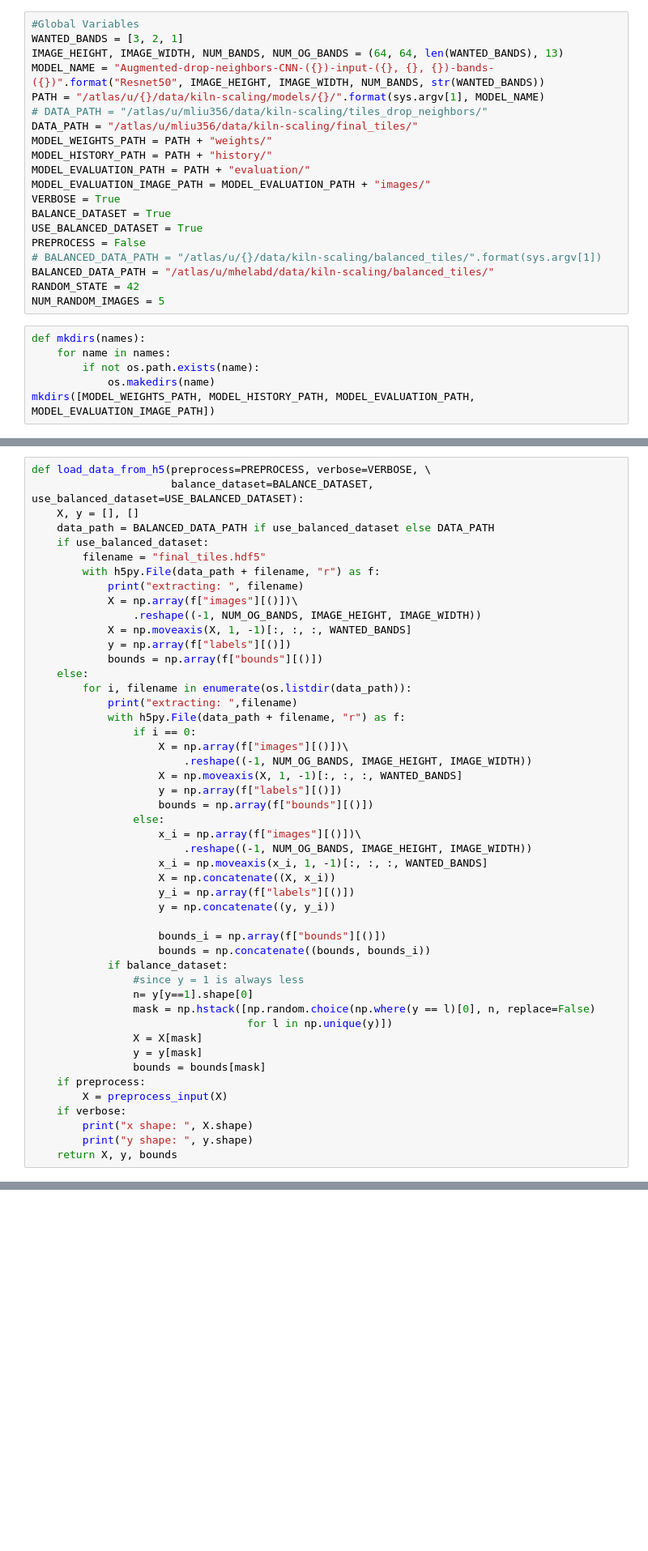
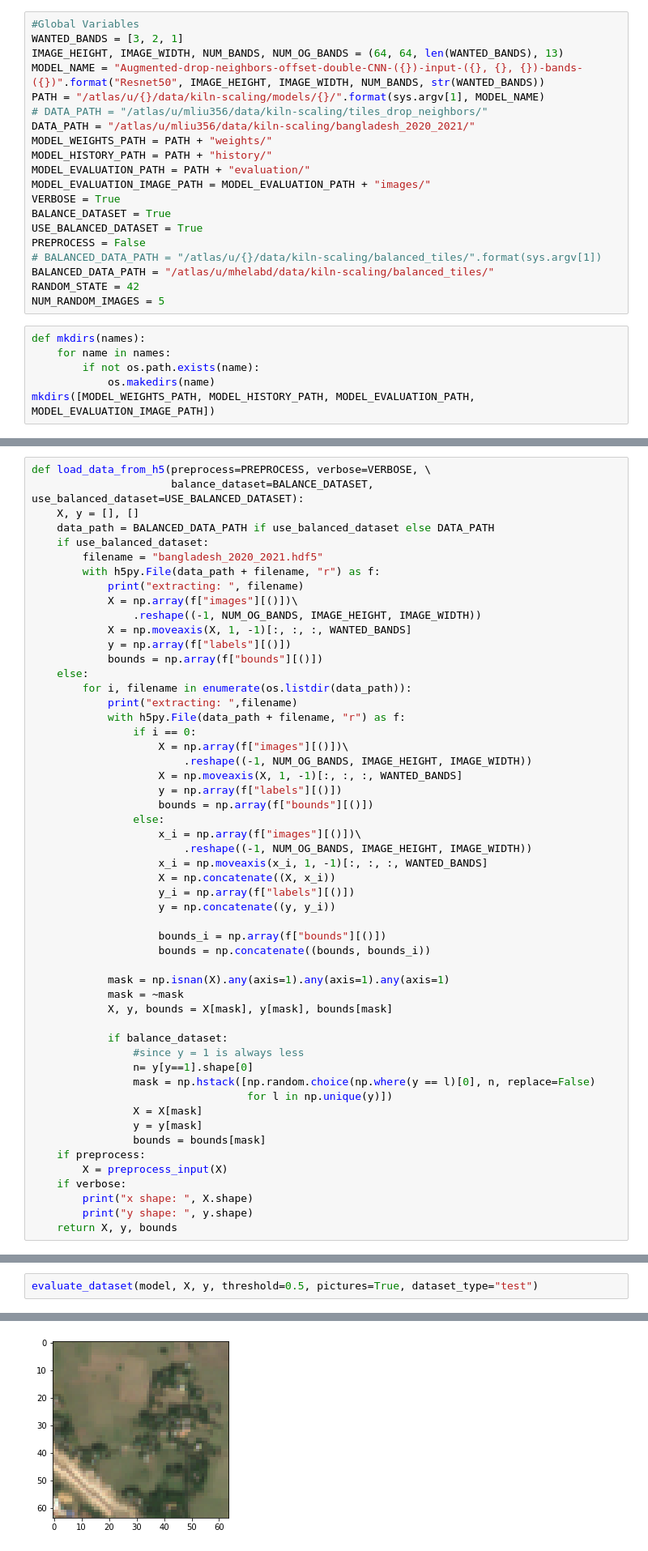
Before and after one commit to mliu356/kiln-scaling, a Jupyter notebook: notebooks/Augmented_CNN_model.ipynb, the cells around one changed output, grey strips where cells are left out. Shown at 81% size. Saved outputs shown, nothing was run; the diff lists cells and outputs as text; blank space fills up the shorter version.

Commit message:
wide and double resnet, and predicted labels

```diff
--- a/notebooks/Augmented_CNN_model.ipynb
+++ b/notebooks/Augmented_CNN_model.ipynb
@@ -23,10 +23,10 @@ sys.argv[1] = "mhelabd"
 #Global Variables
 WANTED_BANDS = [3, 2, 1]
 IMAGE_HEIGHT, IMAGE_WIDTH, NUM_BANDS, NUM_OG_BANDS = (64, 64, len(WANTED_BANDS), 13)
-MODEL_NAME = "Augmented-drop-neighbors-CNN-({})-input-({}, {}, {})-bands-({})".format("Resnet50", IMAGE_HEIGHT, IMAGE_WIDTH, NUM_BANDS, str(WANTED_BANDS))
+MODEL_NAME = "Augmented-drop-neighbors-offset-double-CNN-({})-input-({}, {}, {})-bands-({})".format("Resnet50", IMAGE_HEIGHT, IMAGE_WIDTH, NUM_BANDS, str(WANTED_BANDS))
 PATH = "/atlas/u/{}/data/kiln-scaling/models/{}/".format(sys.argv[1], MODEL_NAME)
 # DATA_PATH = "/atlas/u/mliu356/data/kiln-scaling/tiles_drop_neighbors/"
-DATA_PATH = "/atlas/u/mliu356/data/kiln-scaling/final_tiles/"
+DATA_PATH = "/atlas/u/mliu356/data/kiln-scaling/bangladesh_2020_2021/"
 MODEL_WEIGHTS_PATH = PATH + "weights/"
 MODEL_HISTORY_PATH = PATH + "history/"
 MODEL_EVALUATION_PATH = PATH + "evaluation/"
@@ -97,7 +112,7 @@ def load_data_from_h5(preprocess=PREPROCESS, verbose=VERBOSE, \
     X, y = [], []
     data_path = BALANCED_DATA_PATH if use_balanced_dataset else DATA_PATH
     if use_balanced_dataset:
-        filename = "final_tiles.hdf5"
+        filename = "bangladesh_2020_2021.hdf5"
         with h5py.File(data_path + filename, "r") as f:
             print("extracting: ", filename)
             X = np.array(f["images"][()])\
@@ -125,6 +140,11 @@ def load_data_from_h5(preprocess=PREPROCESS, verbose=VERBOSE, \
 
                     bounds_i = np.array(f["bounds"][()])
                     bounds = np.concatenate((bounds, bounds_i))
+
+            mask = np.isnan(X).any(axis=1).any(axis=1).any(axis=1)
+            mask = ~mask
+            X, y, bounds = X[mask], y[mask], bounds[mask]
+
             if balance_dataset:
                 #since y = 1 is always less
                 n= y[y==1].shape[0]
@@ -331,0 +417,3 @@ y shape:  (3188, 1)
+# %%
+evaluate_dataset(model, X, y, threshold=0.5, pictures=True, dataset_type="test")
+# %% [output]
@@ -331,0 +426 @@ y shape:  (3188, 1)
+[figure, added]
```
Also changed, not shown: parts of 20 cells of this notebook, 4 other files.
